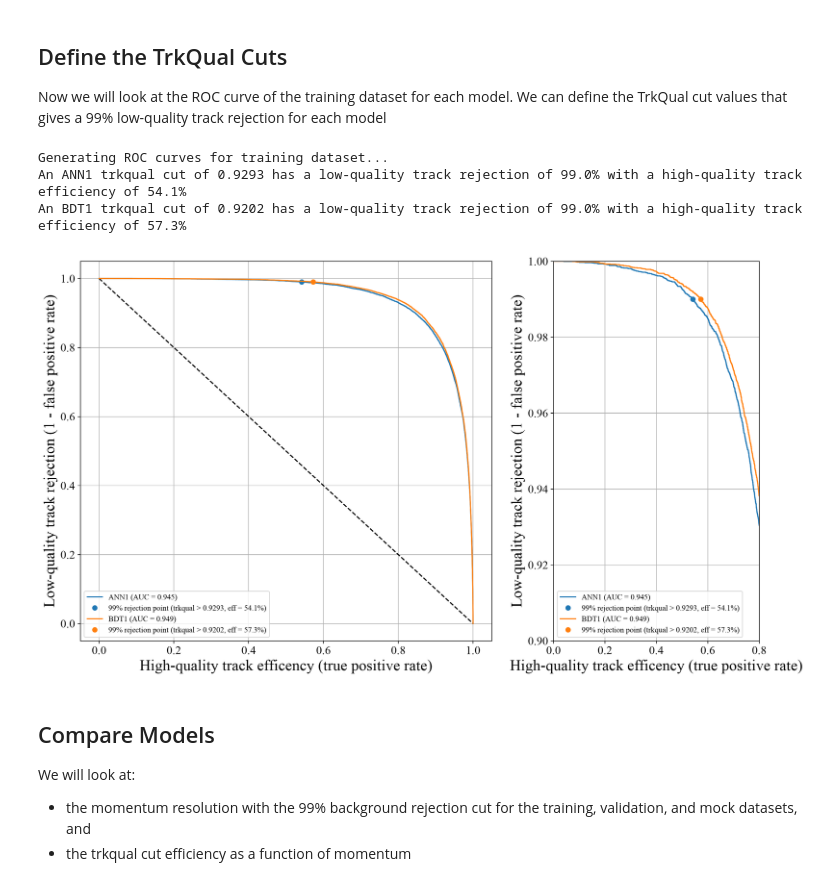
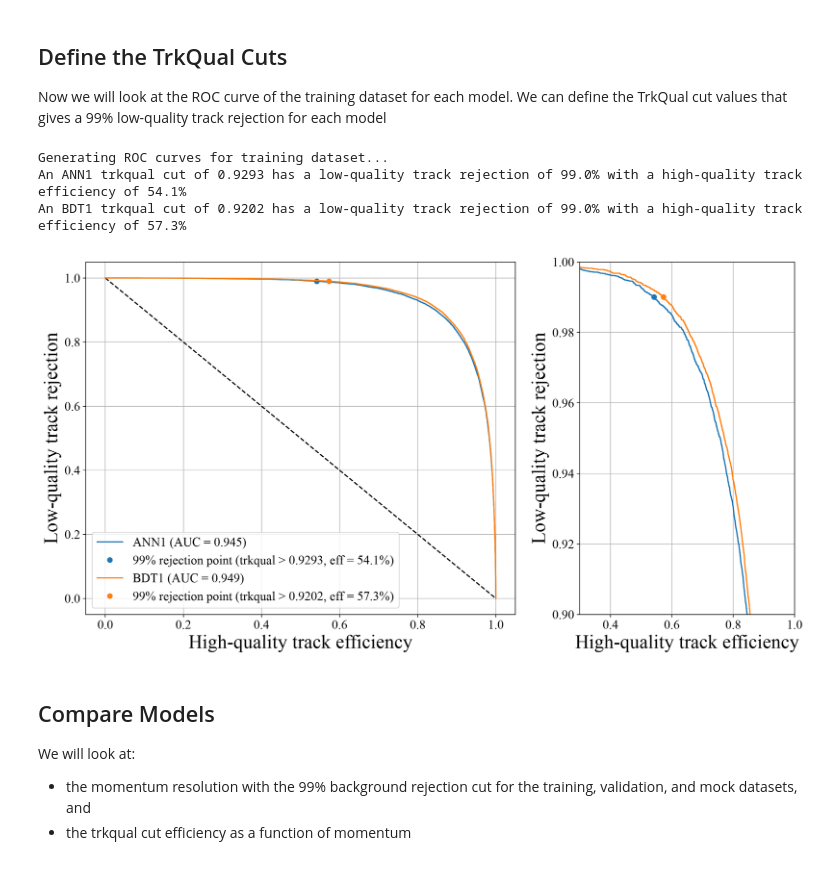
Before and after one commit to Malik-Farouh/Mu2e_XGboost_Project, a Jupyter notebook: TrkQualTrain.ipynb, the cells around one changed output. Saved outputs shown, nothing was run; the diff lists cells and outputs as text; code cells hidden in the pictures.

Commit message:
Changing the plots again

```diff
--- a/TrkQualTrain.ipynb
+++ b/TrkQualTrain.ipynb
@@ -378,7 +378,7 @@ def plot_mom_res(dataset, n_mom_res_bins, min_mom_res, max_mom_res):
     counts, bins, patches = ax.hist(dataset.mom_res[dataset.high_qual], bins=bins, log=True, histtype='step', label='high-quality tracks')
     counts, bins, patches = ax.hist(dataset.mom_res[dataset.low_qual], bins=bins, log=True, histtype='step', label='low-quality tracks')
 
-    ax.axvspan(0.659999, 10.0, color='red', alpha=0.15, label='Background Tail (Target for ML)')
+    ax.axvspan(0.619999, 10.0, color='red', alpha=0.15, label='Background Tail (Target for ML)')
 
     ax.legend(loc='upper left')
     ax.margins(x=0)
@@ -401,9 +401,9 @@ plt.rcParams['pdf.fonttype'] = 42
 
 # Scale font sizes up Figures  after LaTeX
 plt.rcParams.update({
-    'font.size': 12,          # Bumps up base text size
-    'axes.labelsize': 16,     # Bumps up X/Y label sizes
-    'axes.titlesize': 16,     # Bumps up panel titles ("training", "validation")
+    'font.size': 10,          # Bumps up base text size
+    'axes.labelsize': 12,     # Bumps up X/Y label sizes
+    'axes.titlesize': 12,     # Bumps up panel titles ("training", "validation")
     'xtick.labelsize': 12,    # Bumps up tick numbers
     'ytick.labelsize': 12,
     'legend.fontsize': 10     # Makes legend compact but readable
@@ -571,14 +570,14 @@ plt.rcParams['pdf.fonttype'] = 42
 
 # Scale font sizes up Figures  after LaTeX
 plt.rcParams.update({
-    'font.size': 18,
-    'axes.labelsize': 20,
-    'xtick.labelsize': 15,
-    'ytick.labelsize': 15,
-    'legend.fontsize': 10
+    'font.size': 22,
+    'axes.labelsize': 24,
+    'xtick.labelsize': 16,
+    'ytick.labelsize': 16,
+    'legend.fontsize': 16
 })
 
-fig, axs = plt.subplots(1,2, figsize=(16,9), width_ratios=[2,1])
+fig, axs = plt.subplots(1,2, figsize=(16,8), width_ratios=[2,1]) #(16,9)
 axs[0].plot([0, 1], [1, 0], 'k--') # plot the straight line
 for dataset in [training_dataset]:
     print(f"Generating ROC curves for {dataset.name} dataset...")
@@ -608,38 +607,48 @@ for dataset in [training_dataset]:
         trained_model.add_trkqual_cut(trkqual_cut)
         bkg_rej = 1-fpr[cut_val_index]
         sig_eff = tpr[cut_val_index]
         print("An "+trained_model.name+" trkqual cut of "+str(round(trkqual_cut,4))
               +" has a low-quality track rejection of "+str(round(bkg_rej*100,1))
               +"% with a high-quality track efficiency of "+str(round(sig_eff*100,1))+"%")
 
 
         for ax in axs:
             ax.plot(tpr, 1-fpr, label=trained_model.name+' (AUC = {:.3f})'.format(auc_result))
             ax.plot(tpr[cut_val_index], 1-fpr[cut_val_index], 'o', color=ax.lines[-1].get_color(),
                      label='99% rejection point (trkqual > '+str(round(trkqual_cut,4))+', eff = '+str(round(sig_eff*100,1))+'%)')
 
 #axs.legend()
 #axs.grid(True)
 
-for ax in axs:
-    ax.set_xlabel('High-quality track efficency (true positive rate)')
+'''for ax in axs:
+    ax.set_xlabel('High-quality track efficiency (true positive rate)')
     ax.set_ylabel('Low-quality track rejection (1 - false positive rate)')
     #ax.set_title('ROC curve')
     ax.legend(loc='best')
+    ax.grid(True)'''
+
+for i, ax in enumerate(axs):
+    ax.set_xlabel('High-quality track efficiency')
+    ax.set_ylabel('Low-quality track rejection')
     ax.grid(True)
+
+    # Only put the legend on the very first (left) panel
+    if i == 0:
+        ax.legend(loc='lower left')
+
 #axs[1].set_title('ROC curve (zoom in)')
-axs[1].set_ylim(0.9, 1.0)
-axs[1].set_xlim(0, 0.8)
+axs[1].set_ylim(0.9, 1.0) #(0.9, 1.0)
+axs[1].set_xlim(0.3, 1.0)   #(0.0, 0.8)
 plt.show()
 
 if save_plots:
     #fig.savefig("plots/v"+training_version+"/ROCCurve_"+training_dataset.name+".png")
     fig.savefig("/Users/malikfarouh/Documents/latex_notes/2026-08_TrkQual_Robustness_BDT/images" + "/ROCCurve_"+training_dataset.name+".pdf")
 # %% [output]
 Generating ROC curves for training dataset...
 An ANN1 trkqual cut of 0.9293 has a low-quality track rejection of 99.0% with a high-quality track efficiency of 54.1%
 An BDT1 trkqual cut of 0.9202 has a low-quality track rejection of 99.0% with a high-quality track efficiency of 57.3%
-[figure, old version]
+[figure, new version]
 # %% [markdown]
 ## Compare Models
 We will look at:
```
Also changed, not shown: parts of 2 cells of this notebook.
